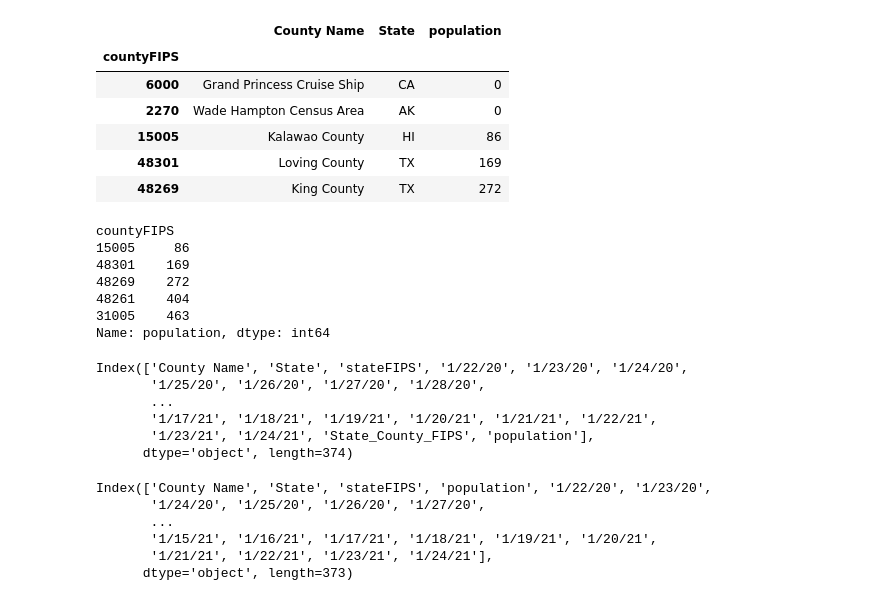
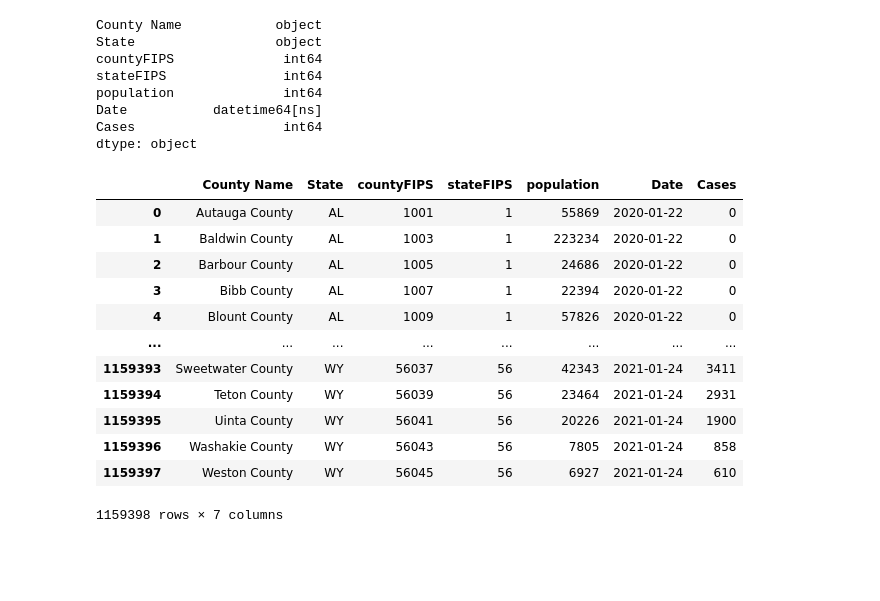
Before and after one commit to JaviThomas/Covid-County-LTC-Analysis, a Jupyter notebook: County-Analysis/County_hotspots.ipynb, the cells around one changed output. Saved outputs shown, nothing was run; the diff lists cells and outputs as text; code cells hidden in the pictures; blank space fills up the shorter version.

```diff
--- a/County-Analysis/County_hotspots.ipynb
+++ b/County-Analysis/County_hotspots.ipynb
@@ -25,25 +50,35 @@ df_combined = pd.concat ([df_confirmed, df_population['population']], axis=1).co
-# %%
-cols = ['County Name', 'State',  'population']
-df_combined[cols].sort_values('population').head(5)
-# %% [output]
-|  | County Name | State | population |
-| countyFIPS |  |  |  |
-| 6000 | Grand Princess Cruise Ship | CA | 0 |
-| 2270 | Wade Hampton Census Area | AK | 0 |
-| 15005 | Kalawao County | HI | 86 |
-| 48301 | Loving County | TX | 169 |
-| 48269 | King County | TX | 272 |
-# %%
-# REMOVE "Counties" where population is ZERO
-df_combined_clean = df_combined[df_combined.population != 0]
-df_combined_clean.sort_values('population').population.head(5)
-# %% [output]
-countyFIPS
-15005     86
-48301    169
-48269    272
-48261    404
-31005    463
-Name: population, dtype: int64
+# %%
+# date_cols = list(df_combined_clean.columns[3:-2])
+id_cols = ['County Name', 'State', 'countyFIPS', 'stateFIPS', 'population']
+
+df_cases_tidy = df_cases_clean.melt(id_vars =id_cols, value_vars = df_cases_clean.columns[4:-2], var_name='Date', value_name='Cases')
+
+df_cases_tidy['Date'] = df_cases_tidy['Date'].astype(str)
+df_cases_tidy['Date'] = pd.to_datetime(df_cases_tidy['Date'], format='%m/%d/%y')
+
+display(df_cases_tidy.dtypes)
+df_cases_tidy
+# %% [output]
+County Name            object
+State                  object
+countyFIPS              int64
+stateFIPS               int64
+population              int64
+Date           datetime64[ns]
+Cases                   int64
+dtype: object
+|  | County Name | State | countyFIPS | stateFIPS | population | Date | Cases |
+| 0 | Autauga County | AL | 1001 | 1 | 55869 | 2020-01-22 | 0 |
+| 1 | Baldwin County | AL | 1003 | 1 | 223234 | 2020-01-22 | 0 |
+| 2 | Barbour County | AL | 1005 | 1 | 24686 | 2020-01-22 | 0 |
+| 3 | Bibb County | AL | 1007 | 1 | 22394 | 2020-01-22 | 0 |
+| 4 | Blount County | AL | 1009 | 1 | 57826 | 2020-01-22 | 0 |
+| ... | ... | ... | ... | ... | ... | ... | ... |
+| 1159393 | Sweetwater County | WY | 56037 | 56 | 42343 | 2021-01-24 | 3411 |
+| 1159394 | Teton County | WY | 56039 | 56 | 23464 | 2021-01-24 | 2931 |
+| 1159395 | Uinta County | WY | 56041 | 56 | 20226 | 2021-01-24 | 1900 |
+| 1159396 | Washakie County | WY | 56043 | 56 | 7805 | 2021-01-24 | 858 |
+| 1159397 | Weston County | WY | 56045 | 56 | 6927 | 2021-01-24 | 610 |
+1159398 rows × 7 columns
 # %%
 #Save to CSV file
@@ -51,9 +85,0 @@ df_combined_clean.to_csv('County-Data/usafacts_combined_clean.csv')
-# %%
-df_combined_clean.columns
-# %% [output]
-Index(['County Name', 'State', 'stateFIPS', '1/22/20', '1/23/20', '1/24/20',
-       '1/25/20', '1/26/20', '1/27/20', '1/28/20',
-       ...
-       '1/17/21', '1/18/21', '1/19/21', '1/20/21', '1/21/21', '1/22/21',
-       '1/23/21', '1/24/21', 'State_County_FIPS', 'population'],
-      dtype='object', length=374)
@@ -68,9 +85,0 @@ df_combined_clean_diffs = pd.concat ([df_combined_clean[cols], df_diffs], axis=1
-# %%
-df_combined_clean_diffs.columns
-# %% [output]
-Index(['County Name', 'State', 'stateFIPS', 'population', '1/22/20', '1/23/20',
-       '1/24/20', '1/25/20', '1/26/20', '1/27/20',
-       ...
-       '1/15/21', '1/16/21', '1/17/21', '1/18/21', '1/19/21', '1/20/21',
-       '1/21/21', '1/22/21', '1/23/21', '1/24/21'],
-      dtype='object', length=373)
```
Also changed, not shown: parts of 23 cells of this notebook, 2 other files.
